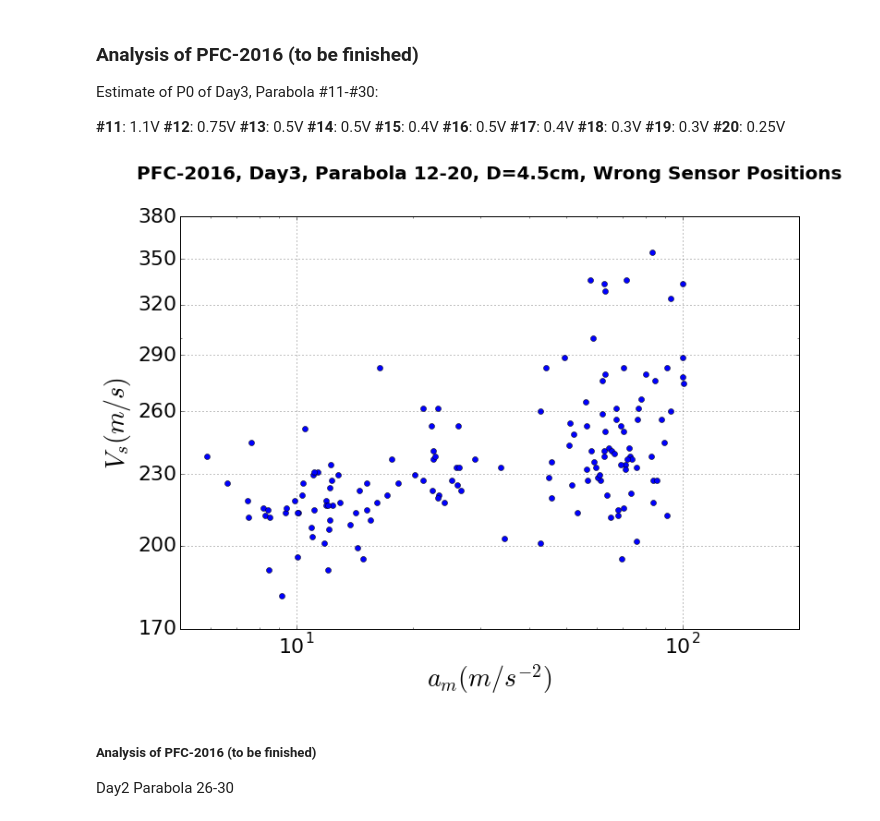
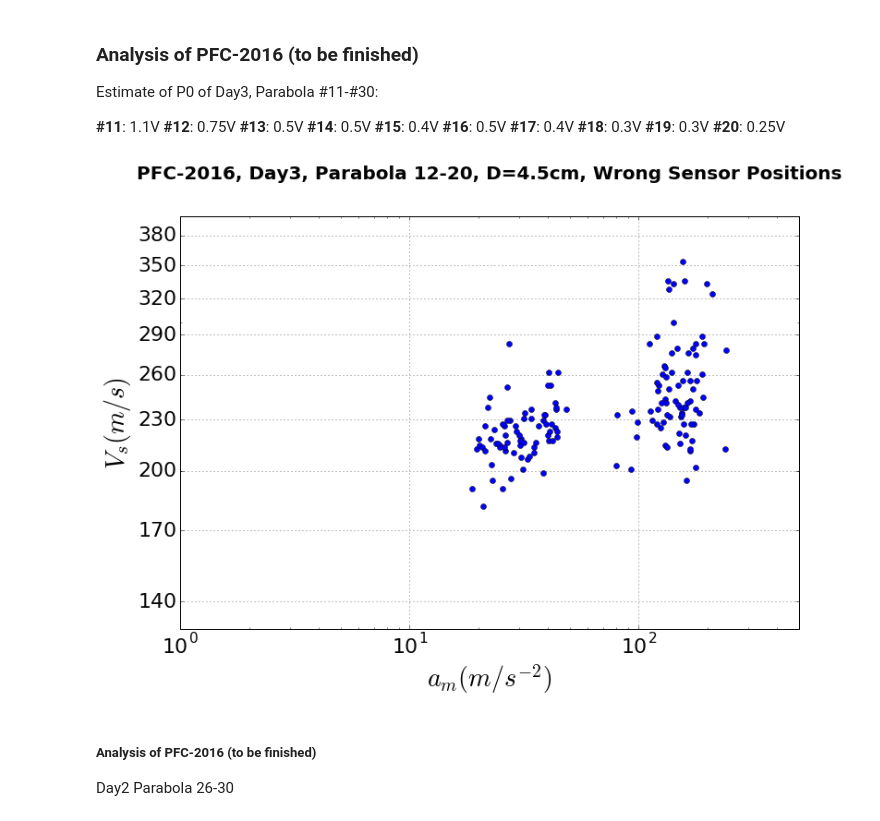
Before and after one commit to HanzoYu/GranularSound, a Jupyter notebook: GSound.ipynb, the cells around one changed output. Saved outputs shown, nothing was run; the diff lists cells and outputs as text; code cells hidden in the pictures.

```diff
--- a/GSound.ipynb
+++ b/GSound.ipynb
@@ -271,26 +271,26 @@ Estimate of P0 of Day3, Parabola \#11-\#30:
 # %%
 data_12to20_0g_Day3 = np.loadtxt('datafiles/Day3_12to20_0g.dat',usecols=(1,2,3,4,5,6,7,8,9,10,11,12,13,14,15,16))
 v = data_12to20_0g_Day3[:,0]
-Pm = data_12to20_0g_Day3[:,12]
+Pm = np.sqrt(data_12to20_0g_Day3[:,6]*data_12to20_0g_Day3[:,12])
 # %%
 p2 = plt.plot(Pm,v,"o")
 plt.title('PFC-2016, Day3, Parabola 12-20, D=4.5cm, Wrong Sensor Positions',y = 1.08,fontsize = 20, fontweight='bold')
 plt.xlabel('$a_m (m/s^{-2})$',fontsize = 28)
 plt.ylabel('$V_s (m/s)$',fontsize = 28)
 ax = plt.gca()
 plt.xscale('log')
 plt.yscale('log')
 ax = plt.gca()
 ticks = np.arange(int(min(v)/10)*10-100, int(max(v)/10)*10+100, 30)
 ax.set_yticks(ticks)
 ax.yaxis.set_major_formatter(FormatStrFormatter("%d"))
 #plt.yticks(major_ticks)
-plt.xlim((5,200))
-plt.ylim((int(min(v)/10.0)*10-10,int(max(v)/10.0)*10+30))
+plt.xlim((1,500))
+plt.ylim(130,400)
 plt.grid(True)
 plt.show(p2)
 # %% [output]
-[figure, old version]
+[figure, new version]
 # %% [markdown]
 ##### Analysis of PFC-2016 (to be finished)
 
```
Also changed, not shown: parts of 1 cell of this notebook.
